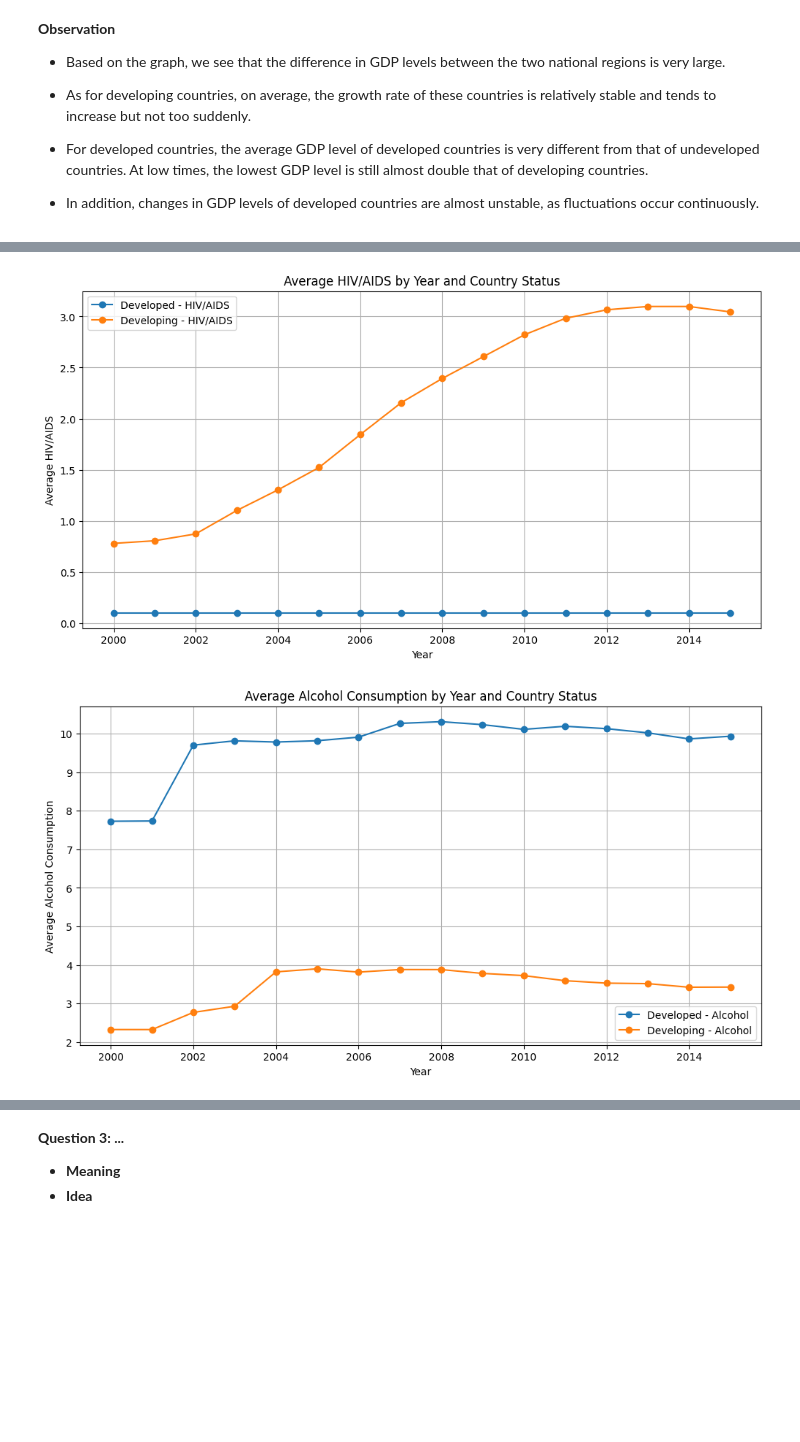
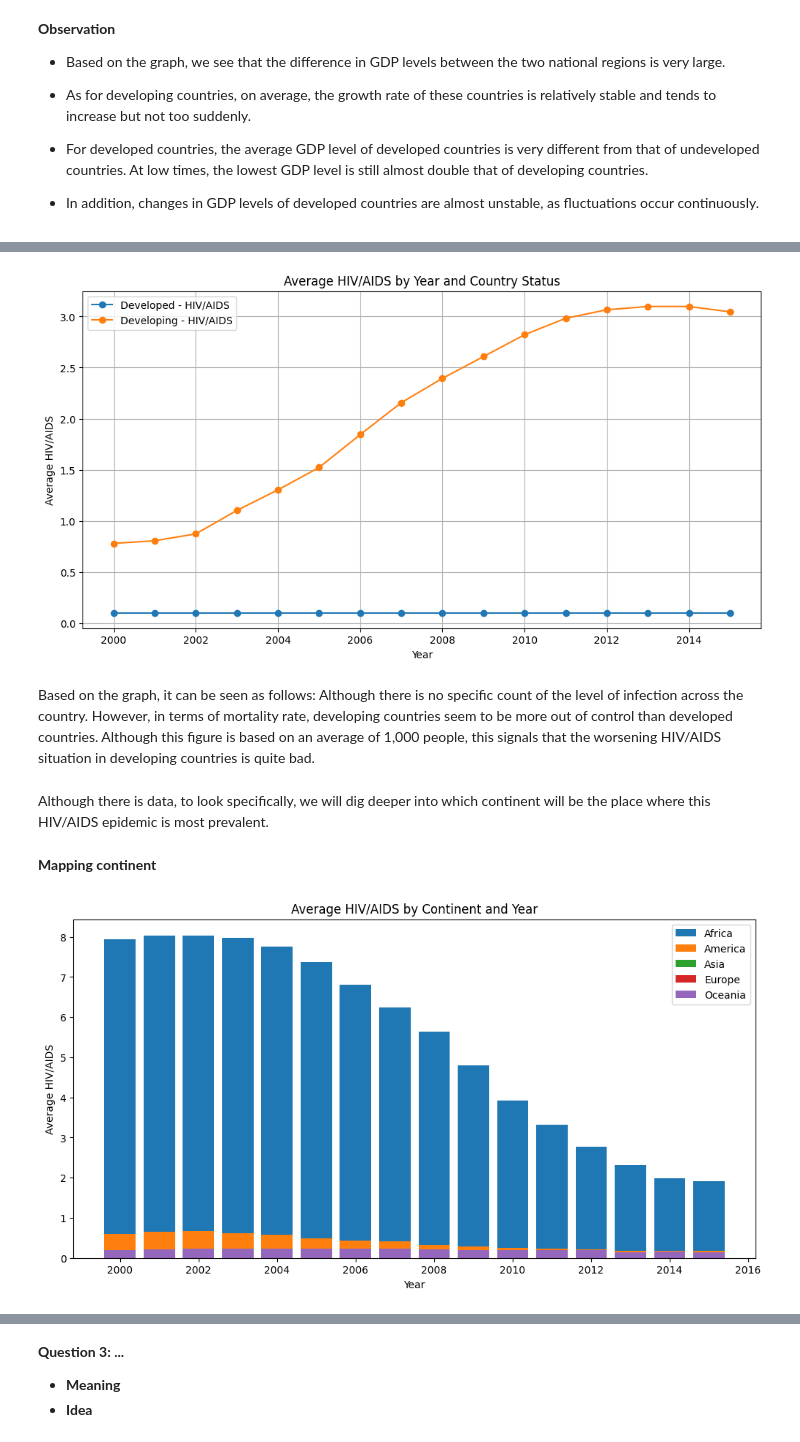
Before and after one commit to huyban2003/P4DS, a Jupyter notebook: Notebook.ipynb, the cells around one changed output, grey strips where cells are left out. Cells and saved outputs as stored; diff of their text form; code cells hidden in the pictures; blank space fills up the shorter version.

Commit message:
[Data Analyzing] - Finish Q2

```diff
--- a/Notebook.ipynb
+++ b/Notebook.ipynb
@@ -560,19 +558,39 @@ plt.ylabel('Average HIV/AIDS')
 plt.legend()
 plt.grid(True)
 plt.show()
-
-# alcohol
-plt.figure(figsize=(12, 6))
-for status, data in [('Developed', developed_data), ('Developing', developing_data)]:
-    alcohol_values = data.groupby('Year')['Alcohol'].mean()
-    plt.plot(years, alcohol_values, label=f'{status} - Alcohol', marker='o')
-
-plt.title('Average Alcohol Consumption by Year and Country Status')
-plt.xlabel('Year')
-plt.ylabel('Average Alcohol Consumption')
-plt.legend()
-plt.grid(True)
-plt.show()
 # %% [output]
 [figure]
-[figure, removed]
+# %% [markdown]
+Based on the graph, it can be seen as follows:
+Although there is no specific count of the level of infection across the country. However, in terms of mortality rate, developing countries seem to be more out of control than developed countries. Although this figure is based on an average of 1,000 people, this signals that the worsening HIV/AIDS situation in developing countries is quite bad.
+# %% [markdown]
+Although there is data, to look specifically, we will dig deeper into which continent will be the place where this HIV/AIDS epidemic is most prevalent.
+# %% [markdown]
+**Mapping continent**
+# %%
+unique_countries = unique_countries = df['Country'].unique()
+# %%
+import country_converter as coco
+# Map countries to continents
+continents = coco.convert(names=unique_countries, to='continent')
+
+# Create a new dataframe
+country_continent_df = pd.DataFrame({'Country': unique_countries, 'Continent': continents})
+
+# Merge the new dataframe
+df = df.merge(country_continent_df, on='Country', how='left')
+# %%
+grouped_df = df.groupby(['Continent', 'Year'])['HIV/AIDS'].mean().reset_index()
+
+# Plot the bar chart
+plt.figure(figsize=(12, 6))
+for continent, data in grouped_df.groupby('Continent'):
+    plt.bar(data['Year'], data['HIV/AIDS'], label=continent)
+
+plt.xlabel('Year')
+plt.ylabel('Average HIV/AIDS')
+plt.title('Average HIV/AIDS by Continent and Year')
+plt.legend()
+plt.show()
+# %% [output]
+[figure, added]
```
Also changed, not shown: parts of 3 cells of this notebook, 1 other file.
